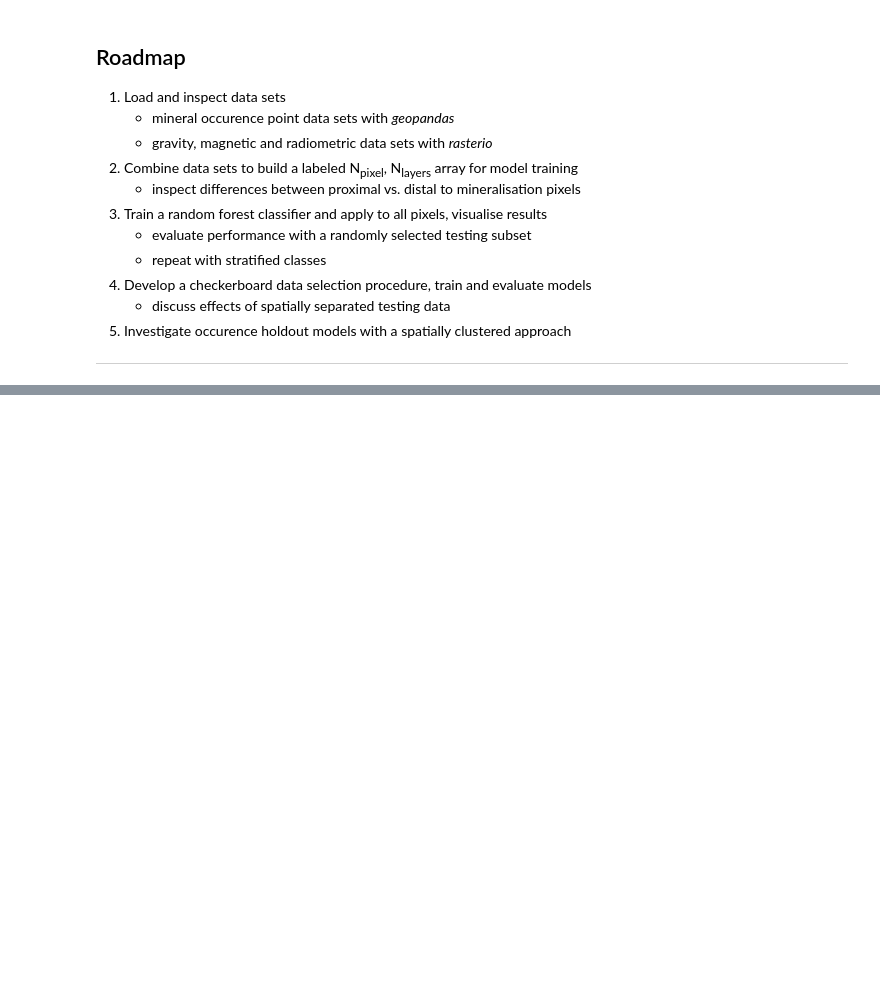
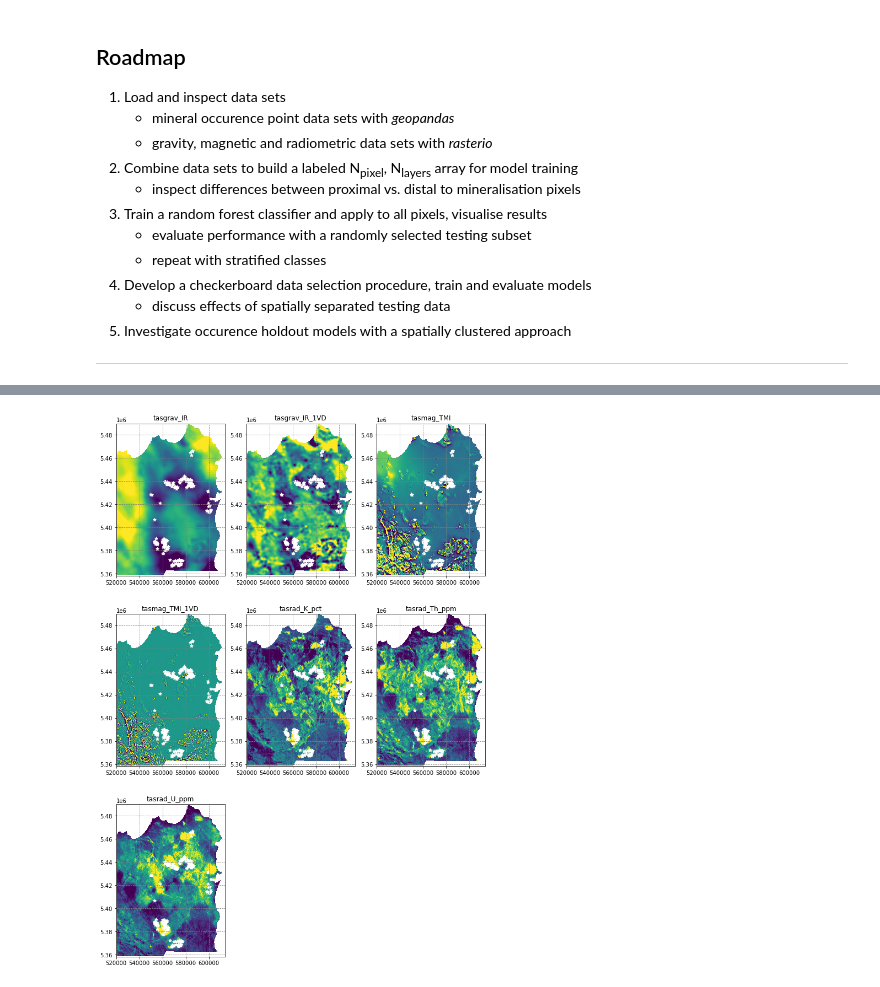
Before and after one commit to Solve-Geosolutions/transform_2022, a Jupyter notebook: live_notebook.ipynb, the cells around one changed output, grey strips where cells are left out. Saved outputs shown, nothing was run; the diff lists cells and outputs as text; code cells hidden in the pictures; blank space fills up the shorter version.

```diff
--- a/live_notebook.ipynb
+++ b/live_notebook.ipynb
@@ -51,0 +88,22 @@
+# %%
+# import rasterio
+import rasterio
+
+# read geotiffs
+data, names = [], []
+for fn in geotiffs:
+    with rasterio.open(fn, 'r') as src:
+        # read spatial information
+        transform = src.transform
+        region = (src.bounds.left, src.bounds.right, src.bounds.bottom, src.bounds.top)
+        # read band 1 data
+        d = src.read(1)
+        nodata_mask = d == src.nodata
+        d[nodata_mask] = np.nan
+        # append data to lists
+        data.append(d)
+        names.append(os.path.basename(fn).replace('.tif',''))
+
+# stack list into 3D numpy array
+data = np.stack(data)
+data.shape, names
@@ -51,0 +119,13 @@
+# %%
+# plot the data
+fig, axes = plt.subplots(3,3,figsize=(12,18))
+for i, ax in enumerate(axes.flatten()):
+    if i < data.shape[0]:
+        ax.imshow(data[i], vmin=np.nanpercentile(data[i], 5), vmax=np.nanpercentile(data[i], 95), extent=region)
+        ax.set(title=names[i])
+        df.plot(ax=ax, marker='*', facecolor='w')
+    else:
+        ax.axis('off')
+plt.show()
+# %% [output]
+[figure, added]
```
Also changed, not shown: parts of 28 cells of this notebook, 1 other file.
